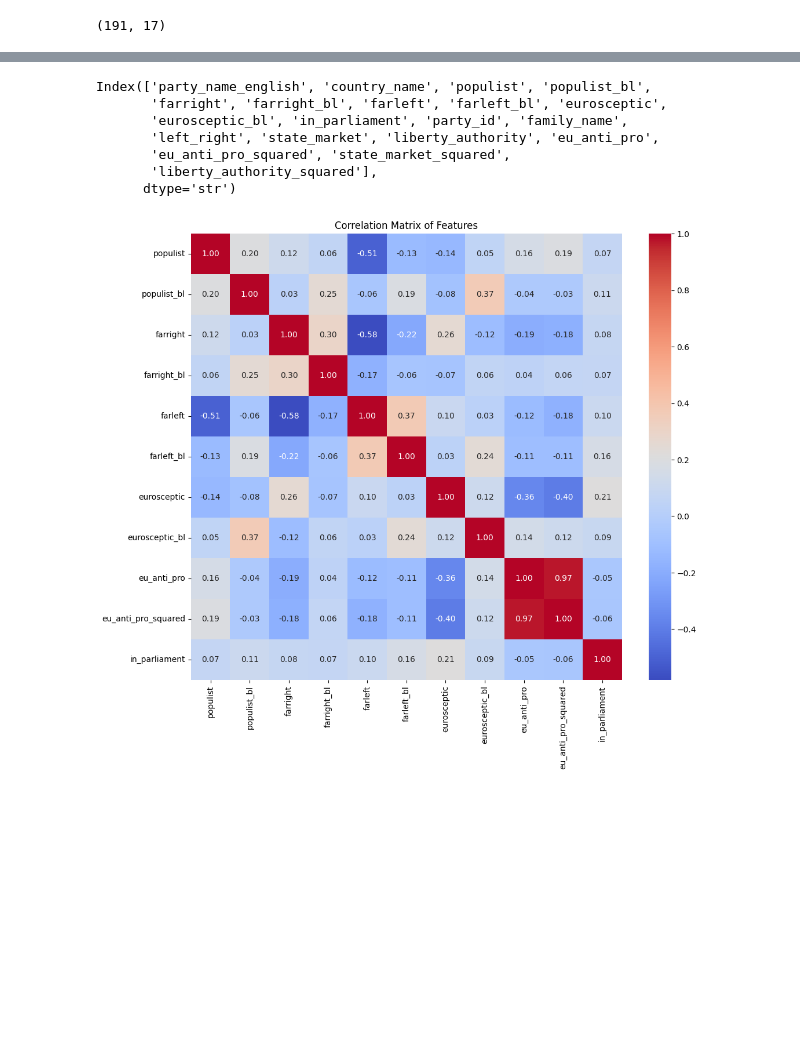
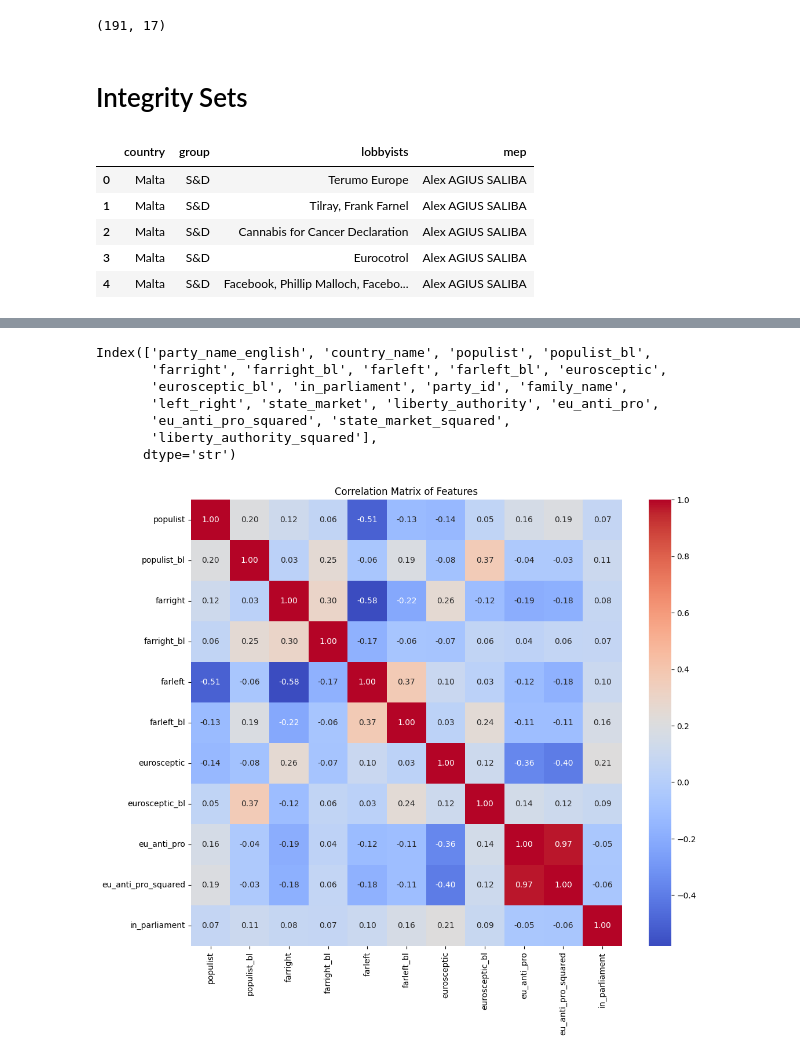
Before and after one commit to greenbear26/RAMM-Project, a Jupyter notebook: ml-src/party_predict.ipynb, the cells around one changed output, grey strips where cells are left out. Cells and saved outputs as stored; diff of their text form; code cells hidden in the pictures; blank space fills up the shorter version.

```diff
--- a/ml-src/party_predict.ipynb
+++ b/ml-src/party_predict.ipynb
@@ -120,3 +120,17 @@ merged_df = merged_df.fillna(0)
 print(merged_df.shape)
 # %% [output]
 (191, 17)
+# %% [markdown]
+# Integrity Sets
+# %%
+# 2019 - 2024
+integrity_df_1 = pd.read_csv('../datasets/mepmeetings.csv')
+integrity_df_1 = integrity_df_1[["country", "group", "lobbyists", "mep"]]
+integrity_df_1.head()
+# %% [output]
+|  | country | group | lobbyists | mep |
+| 0 | Malta | S&D | Terumo Europe | Alex AGIUS SALIBA |
+| 1 | Malta | S&D | Tilray, Frank Farnel | Alex AGIUS SALIBA |
+| 2 | Malta | S&D | Cannabis for Cancer Declaration | Alex AGIUS SALIBA |
+| 3 | Malta | S&D | Eurocotrol | Alex AGIUS SALIBA |
+| 4 | Malta | S&D | Facebook, Phillip Malloch, Facebo... | Alex AGIUS SALIBA |
```
Also changed, not shown: parts of 6 cells of this notebook, 3 other files.
